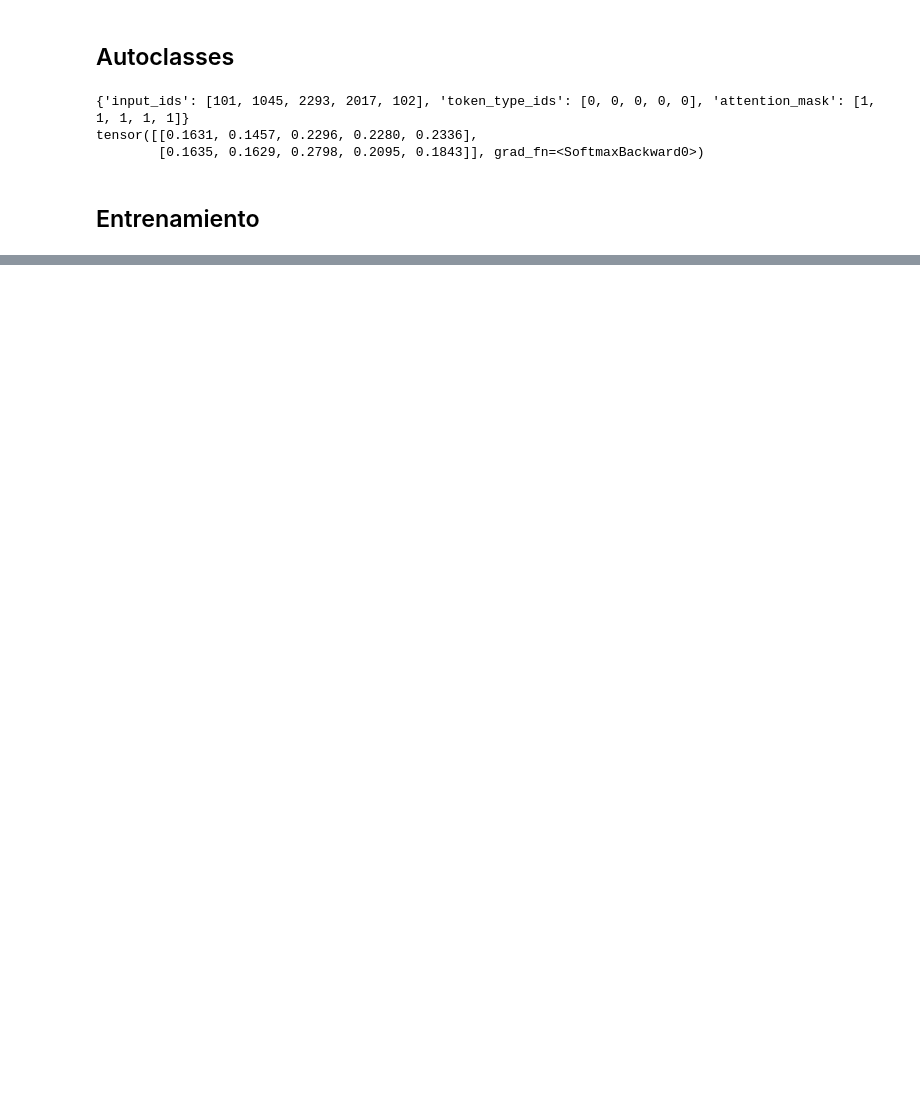
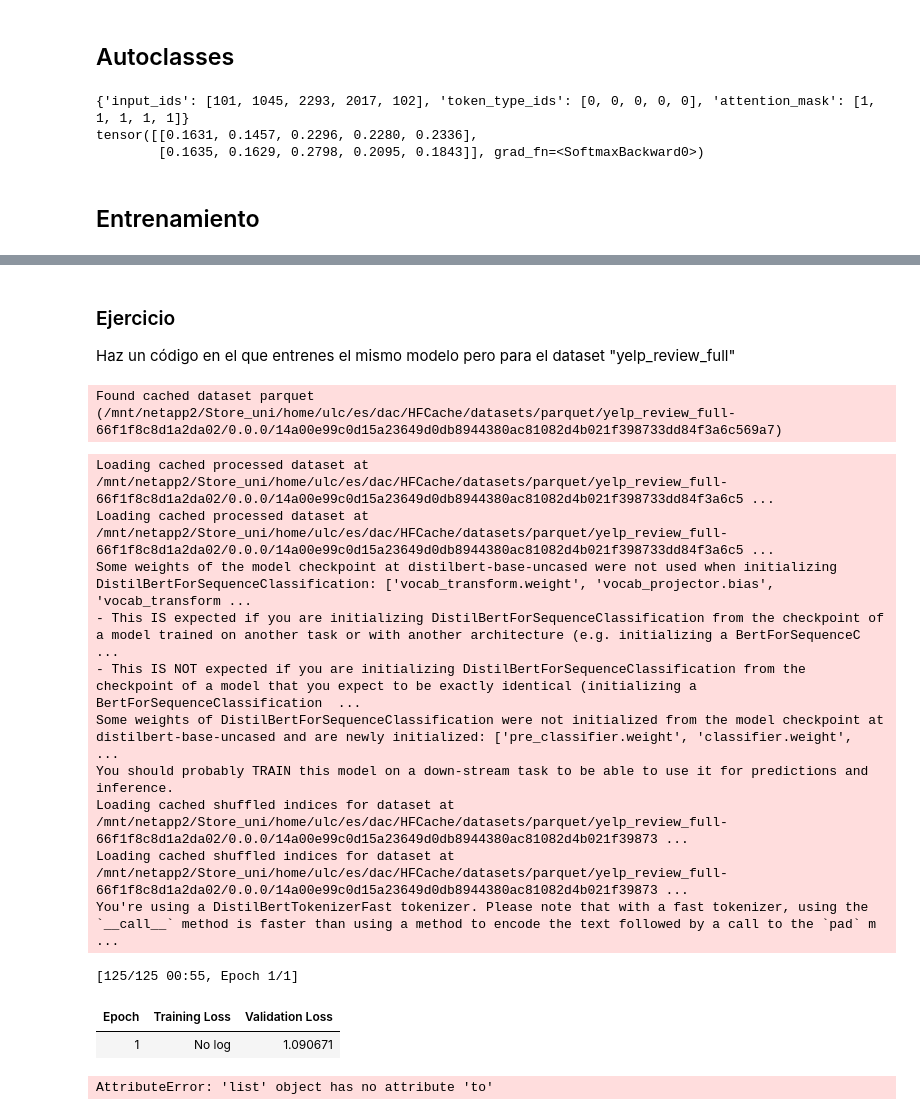
Before and after one commit to diegoandradecanosa/CFR25, a Jupyter notebook: Transformers/notebooks/01_Transformers101.ipynb, the cells around one changed output, grey strips where cells are left out. Drawn from its saved outputs; the diff is of its cells as text; code cells hidden in the pictures; blank space fills up the shorter version.

```diff
--- a/Transformers/notebooks/01_Transformers101.ipynb
+++ b/Transformers/notebooks/01_Transformers101.ipynb
@@ -137,0 +140,59 @@ KeyboardInterrupt:
+# %% [markdown]
+### Ejercicio
+
+Haz un código en el que entrenes el mismo modelo pero para el dataset "yelp_review_full"
+# %%
+from transformers import AutoTokenizer, AutoModelForSequenceClassification, Trainer, TrainingArguments
+from datasets import load_dataset
+from transformers import DataCollatorWithPadding
+import torch
+
+tokenizer = AutoTokenizer.from_pretrained("distilbert-base-uncased")
+dataset = load_dataset("yelp_review_full")
+
+def tokenize_function(examples):
+    return tokenizer(examples["text"], padding="max_length", truncation=True)
+
+dataset = dataset.map(tokenize_function, batched=True)
+
+
+num_labels = 5
+model = AutoModelForSequenceClassification.from_pretrained("distilbert-base-uncased", num_labels=num_labels)
+
+data_collator = DataCollatorWithPadding(tokenizer)
+
+training_args = TrainingArguments(
+    output_dir="./results",
+    evaluation_strategy="epoch",
+    per_device_train_batch_size=8,
+    per_device_eval_batch_size=8,
+    num_train_epochs=1,
+    logging_dir="./logs",
+)
+
+trainer = Trainer(
+    model=model,
+    args=training_args,
+    data_collator=data_collator,
+    train_dataset=dataset["train"].shuffle(seed=42).select(range(1000)),
+    eval_dataset=dataset["test"].shuffle(seed=42).select(range(500)),
+    tokenizer=tokenizer,
+)
+
+trainer.train()
+# %% [output]
+Found cached dataset parquet (/mnt/netapp2/Store_uni/home/ulc/es/dac/HFCache/datasets/parquet/yelp_review_full-66f1f8c8d1a2da02/0.0.0/14a00e99c0d15a23649d0db8944380ac81082d4b021f398733dd84f3a6c569a7)
+Loading cached processed dataset at /mnt/netapp2/Store_uni/home/ulc/es/dac/HFCache/datasets/parquet/yelp_review_full-66f1f8c8d1a2da02/0.0.0/14a00e99c0d15a23649d0db8944380ac81082d4b021f398733dd84f3a6c5 ...
+Loading cached processed dataset at /mnt/netapp2/Store_uni/home/ulc/es/dac/HFCache/datasets/parquet/yelp_review_full-66f1f8c8d1a2da02/0.0.0/14a00e99c0d15a23649d0db8944380ac81082d4b021f398733dd84f3a6c5 ...
+Some weights of the model checkpoint at distilbert-base-uncased were not used when initializing DistilBertForSequenceClassification: ['vocab_transform.weight', 'vocab_projector.bias', 'vocab_transform ...
+- This IS expected if you are initializing DistilBertForSequenceClassification from the checkpoint of a model trained on another task or with another architecture (e.g. initializing a BertForSequenceC ...
+- This IS NOT expected if you are initializing DistilBertForSequenceClassification from the checkpoint of a model that you expect to be exactly identical (initializing a BertForSequenceClassification  ...
+Some weights of DistilBertForSequenceClassification were not initialized from the model checkpoint at distilbert-base-uncased and are newly initialized: ['pre_classifier.weight', 'classifier.weight',  ...
+You should probably TRAIN this model on a down-stream task to be able to use it for predictions and inference.
+Loading cached shuffled indices for dataset at /mnt/netapp2/Store_uni/home/ulc/es/dac/HFCache/datasets/parquet/yelp_review_full-66f1f8c8d1a2da02/0.0.0/14a00e99c0d15a23649d0db8944380ac81082d4b021f39873 ...
+Loading cached shuffled indices for dataset at /mnt/netapp2/Store_uni/home/ulc/es/dac/HFCache/datasets/parquet/yelp_review_full-66f1f8c8d1a2da02/0.0.0/14a00e99c0d15a23649d0db8944380ac81082d4b021f39873 ...
+You're using a DistilBertTokenizerFast tokenizer. Please note that with a fast tokenizer, using the `__call__` method is faster than using a method to encode the text followed by a call to the `pad` m ...
+[125/125 00:55, Epoch 1/1]
+| Epoch | Training Loss | Validation Loss |
+| 1 | No log | 1.090671 |
+AttributeError: 'list' object has no attribute 'to'
```
Also changed, not shown: parts of 5 cells of this notebook.
